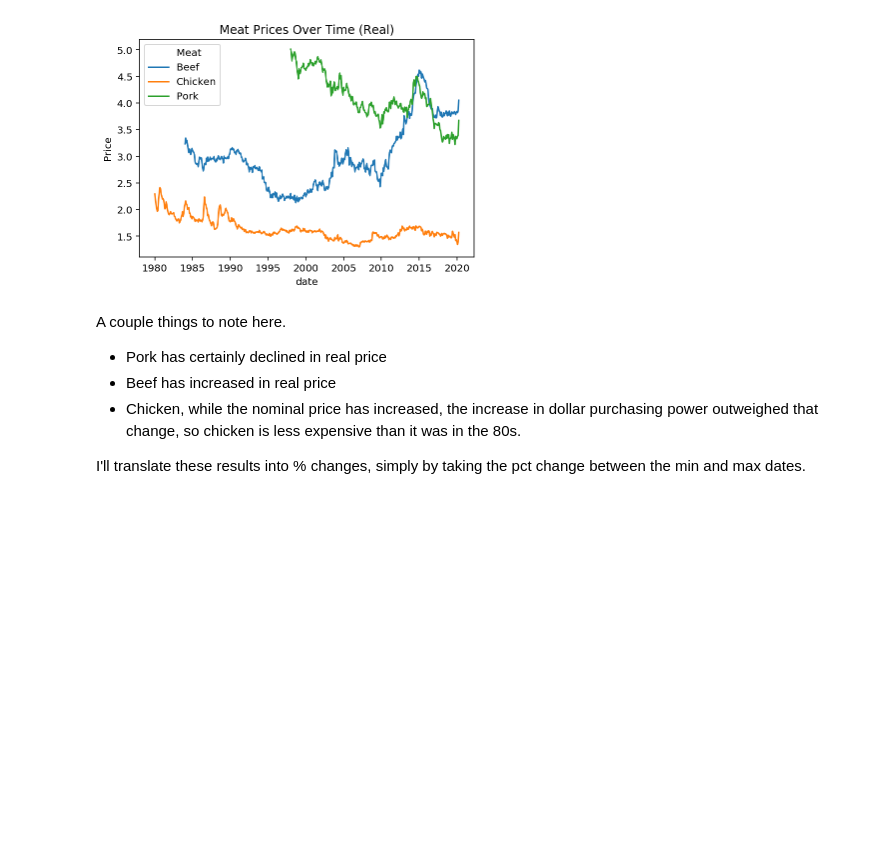
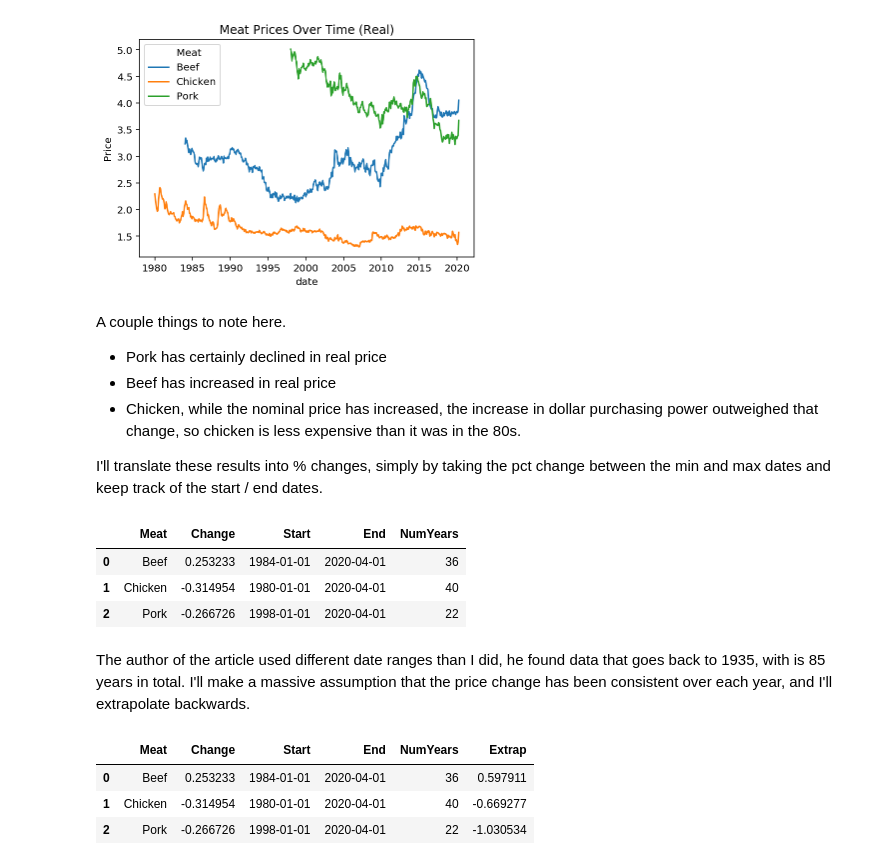
Before and after one commit to ayoskovich/chickens_trust, a Jupyter notebook: price_check.ipynb, the cells around one changed output. Drawn from its saved outputs; the diff is of its cells as text; code cells hidden in the pictures; blank space fills up the shorter version.

Commit message:
HTMLing tables

```diff
--- a/price_check.ipynb
+++ b/price_check.ipynb
@@ -39,13 +39,16 @@ plt.ylabel('Price');
 # %%
 CURRENT_CPI = cpi.loc[cpi.date == cpi.date.max(), 'cpi'].values[0]
 
-(
+adjust = (
     pcs.merge(cpi, how='left', on=['date'])
     .assign(cur_price = lambda x: get_adjust(past_cpi=x.cpi,
                                              current_cpi = CURRENT_CPI,
                                              past_price = x.price))
-    .pipe(lambda x: sns.lineplot(x='date', y='cur_price', hue='Meat', data=x))
+
 );
+adjust.pipe(lambda x:
+            sns.lineplot(x='date', y='cur_price', hue='Meat', data=x))
+
 plt.ylabel('Price')
 plt.title('Meat Prices Over Time (Real)');
 # %% [output]
@@ -57,6 +60,34 @@ A couple things to note here.
 - Beef has increased in real price
 - Chicken, while the nominal price has increased, the increase in dollar purchasing power outweighed that change, so chicken is less expensive than it was in the 80s.
 
-I'll translate these results into % changes, simply by taking the pct change between the min and max dates.
+I'll translate these results into % changes, simply by taking the pct change between the min and max dates and keep track of the start / end dates.
+# %%
+x = (
+    adjust.groupby('Meat').apply(lambda x: get_diff(x, 'cur_price', 'date'))
+    .reset_index()
+    .drop(labels='level_1', axis=1)
+    .assign(NumYears = lambda x: x['End'].dt.year - x['Start'].dt.year)
+);
+HTML(
+    x
+    .to_html().replace('border="1"','border="0"')
+)
+# %% [output]
+|  | Meat | Change | Start | End | NumYears |
+| 0 | Beef | 0.253233 | 1984-01-01 | 2020-04-01 | 36 |
+| 1 | Chicken | -0.314954 | 1980-01-01 | 2020-04-01 | 40 |
+| 2 | Pork | -0.266726 | 1998-01-01 | 2020-04-01 | 22 |
+# %% [markdown]
+The author of the article used different date ranges than I did, he found data that goes back to 1935, with is 85 years in total. I'll make a massive assumption that the price change has been consistent over each year, and I'll extrapolate backwards.
+# %%
+HTML(
+    x.assign(Extrap = x.Change / x.NumYears * 85)
+    .to_html().replace('border="1"','border="0"')
+)
+# %% [output]
+|  | Meat | Change | Start | End | NumYears | Extrap |
+| 0 | Beef | 0.253233 | 1984-01-01 | 2020-04-01 | 36 | 0.597911 |
+| 1 | Chicken | -0.314954 | 1980-01-01 | 2020-04-01 | 40 | -0.669277 |
+| 2 | Pork | -0.266726 | 1998-01-01 | 2020-04-01 | 22 | -1.030534 |
 # %%
 #HTML(df.to_html().replace('border="1"','border="0"'))
```
Also changed, not shown: 5 other files.
